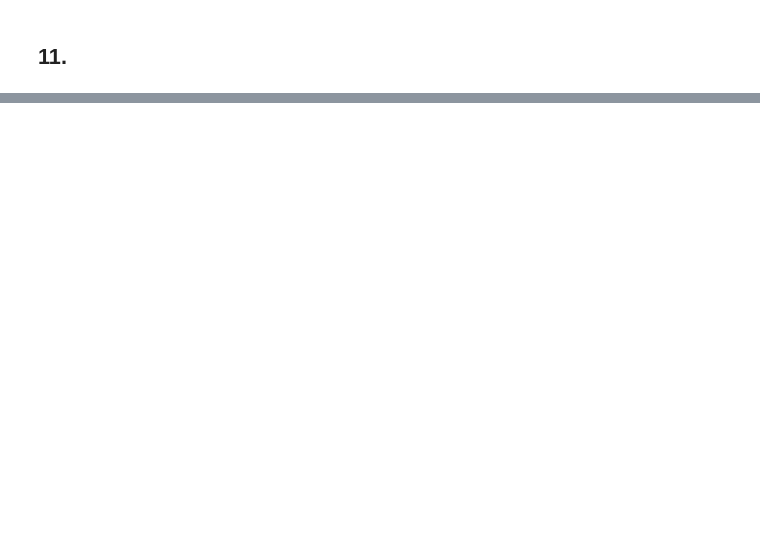
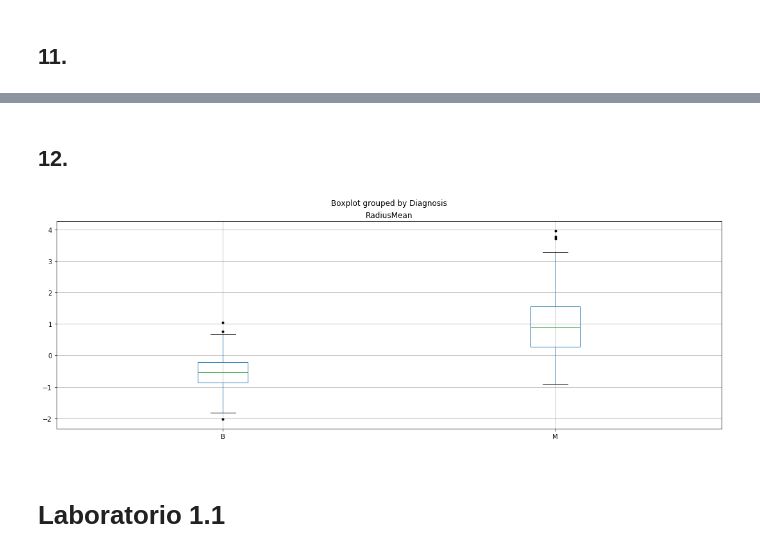
Before and after one commit to hernansalinas/Curso_aprendizaje_estadistico, a Jupyter notebook: Tareas/Restrepo-9709/Laboratorio_1.ipynb, the cells around one changed output, grey strips where cells are left out. Drawn from its saved outputs; the diff is of its cells as text; code cells hidden in the pictures; blank space fills up the shorter version.

```diff
--- a/Tareas/Restrepo-9709/Laboratorio_1.ipynb
+++ b/Tareas/Restrepo-9709/Laboratorio_1.ipynb
@@ -364,0 +414,11 @@ plt.show()
+# %% [markdown]
+## 12.
+# %%
+df.boxplot(column="RadiusMean", by='Diagnosis', sym = 'k.', figsize=(18,6))
+
+plt.xlabel(" ")
+plt.show()
+# %% [output]
+[figure, added]
+# %% [markdown]
+# Laboratorio 1.1
```
Also changed, not shown: parts of 17 cells of this notebook, 2 other files.
